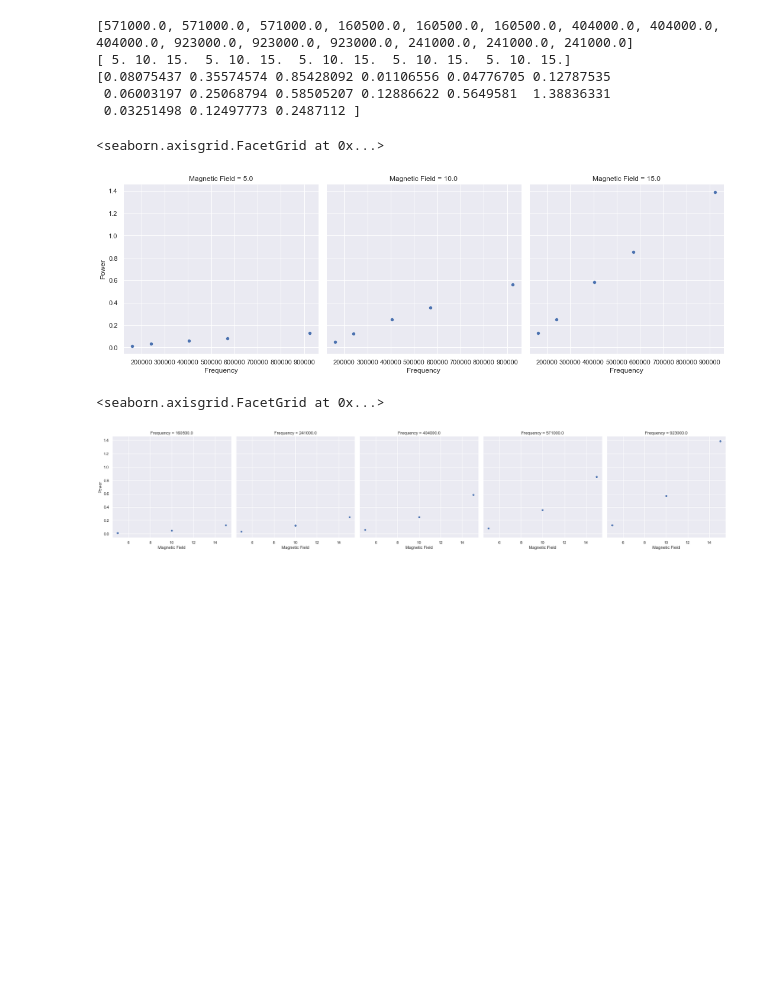
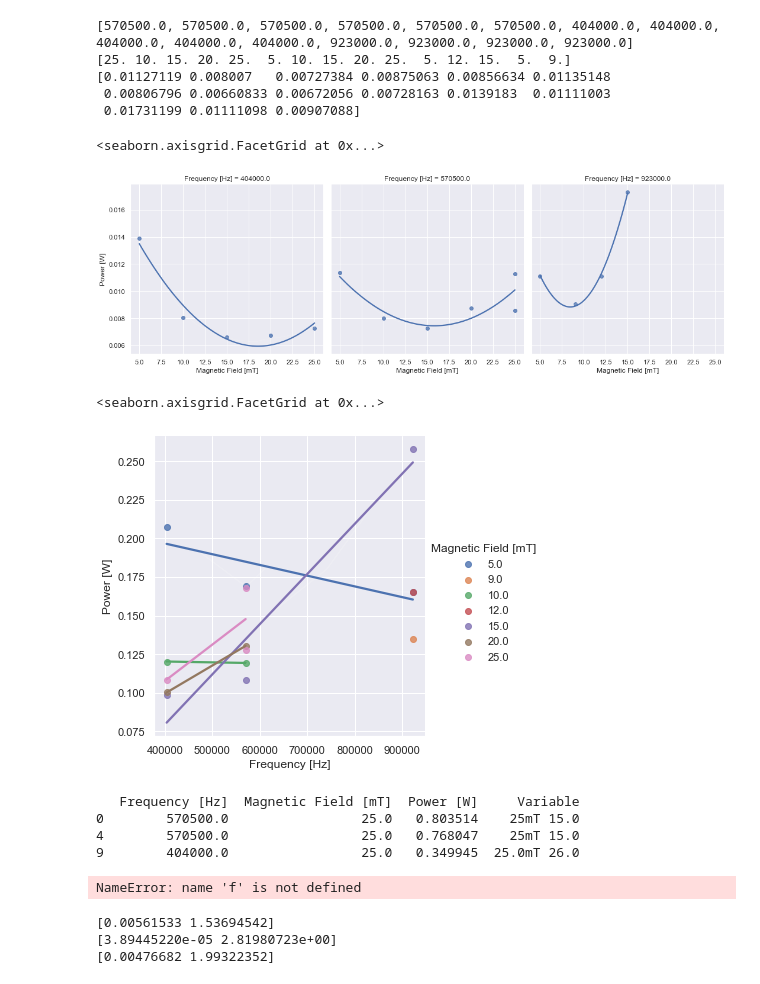
Before and after one commit to nicolai3008/magnetherm, a Jupyter notebook: magnetherm.ipynb, the cells around one changed output. Saved outputs shown, nothing was run; the diff lists cells and outputs as text; code cells hidden in the pictures; blank space fills up the shorter version.

Commit message:
Data Push

```diff
--- a/magnetherm.ipynb
+++ b/magnetherm.ipynb
@@ -221,5 +217,5 @@ class Power():
 # %%
-path = "C:/Users/nicol/OneDrive - Danmarks Tekniske Universitet/Skrivebord/DTU - Fysik og Nano/7. Semester/10316 Materials design with machine learning/magnetherm/data/"
+path = "C:/Users/nicol/OneDrive - Danmarks Tekniske Universitet/Skrivebord/DTU - Fysik og Nano/7. Semester/10316 Materials design with machine learning/magnetherm/data/Cobalt Big/"
 from os import listdir
 from os.path import isfile, join
 onlyfiles = [f for f in listdir(path) if isfile(join(path, f))]
@@ -233,7 +229,11 @@ Ir_d = 22.56 # g/cm^3
 
 
 C = (Pt_HC*0.935+ Ir_HC*0.065) # J/(g*K)
+print(C*1000)
 Mass = (Pt_d*0.935+ Ir_d*0.065)*V # g
+
+Mass = 0.02247/1000 # kg
+C = 418.68 # J/(kg*K)
 
 
 
@@ -244,6 +246,8 @@ list = ["a"]*len(onlyfiles)
 M = np.zeros(len(onlyfiles))
 for i in range(len(onlyfiles)):
     cap = onlyfiles[i].split()[1]
-    mag = onlyfiles[i].split()[-1][:-4]
+    var = onlyfiles[i].split()[-1][:-4]
     M[i] = float(onlyfiles[i].split()[-1][:-6])
-    list[i] = cap+' '+mag
+    list[i] = var+" "+cap
+
+print(list)
@@ -255,11 +261,14 @@ sns.set(rc={'figure.figsize': (11.7, 8.27)})
 sns.set_theme()
 P_avg = np.zeros(len(onlyfiles))
 for i, m in enumerate(exps):
-    Tp, Pin, Pin_err = Power(m, C).continuous_slope(N=5)
-    P_avg[i] = np.mean(Pin)
+    print(onlyfiles[i])
+    # Tp, Pin, Pin_err = Power(m, C).continuous_slope(N=5)
+    Tp, Pin, P = Power(m, C).box_lucas()
+    P_avg[i] += np.mean(P)*Mass
     plt.plot(Tp,Pin*Mass, 's:', label=list[i])
 plt.xlabel("Temperature / [C]",size=16)
 plt.ylabel("Power / [W]",size=16)
 plt.legend()
 plt.show()
+print(P_avg)
 # %% [output]
@@ -268,19 +295,21 @@ plt.show()
 print(F)
 print(M)
 print(P_avg)
-d = {"Frequency": F, "Magnetic Field": M, "Power": P_avg}
+sns.set(rc={'figure.figsize': (11.7, 8.27)})
+sns.set_theme()
+d = {"Frequency [Hz]": F, "Magnetic Field [mT]": M, "Power [W]": P_avg, "Variable": list}
 df = pd.DataFrame(data=d)
-sns.relplot(data=df, y="Power", x="Frequency", col="Magnetic Field")
+sns.lmplot(data=df, y="Power [W]", x="Magnetic Field [mT]", col="Frequency [Hz]",order=2, ci=False)
 # %% [output]
-[571000.0, 571000.0, 571000.0, 160500.0, 160500.0, 160500.0, 404000.0, 404000.0, 404000.0, 923000.0, 923000.0, 923000.0, 241000.0, 241000.0, 241000.0]
-[ 5. 10. 15.  5. 10. 15.  5. 10. 15.  5. 10. 15.  5. 10. 15.]
-[0.08075437 0.35574574 0.85428092 0.01106556 0.04776705 0.12787535
- 0.06003197 0.25068794 0.58505207 0.12886622 0.5649581  1.38836331
- 0.03251498 0.12497773 0.2487112 ]
+[570500.0, 570500.0, 570500.0, 570500.0, 570500.0, 570500.0, 404000.0, 404000.0, 404000.0, 404000.0, 404000.0, 923000.0, 923000.0, 923000.0, 923000.0]
+[25. 10. 15. 20. 25.  5. 10. 15. 20. 25.  5. 12. 15.  5.  9.]
+[0.01127119 0.008007   0.00727384 0.00875063 0.00856634 0.01135148
+ 0.00806796 0.00660833 0.00672056 0.00728163 0.0139183  0.01111003
+ 0.01731199 0.01111098 0.00907088]
 <seaborn.axisgrid.FacetGrid at 0x...>
-[figure, old version]
+[figure, new version]
 # %%
-sns.relplot(data=df, y="Power", col="Frequency", x="Magnetic Field")
+sns.lmplot(data=df, y="Power [W]", hue="Magnetic Field [mT]", x="Frequency [Hz]",order=1,ci=False)
 # %% [output]
 <seaborn.axisgrid.FacetGrid at 0x...>
-[figure, old version]
+[figure, new version]
@@ -286,0 +320,23 @@ sns.relplot(data=df, y="Power", col="Frequency", x="Magnetic Field")
+# %%
+M = df["Magnetic Field [mT]"].unique()
+for m in M:
+    dft = df[df["Magnetic Field [mT]"]==m]
+    print(dft)
+    popt, pcov = curve_fit(f,dft["Frequency [Hz]"],dft["Power [W]"])
+    print(popt)
+# %% [output]
+   Frequency [Hz]  Magnetic Field [mT]  Power [W]     Variable
+0        570500.0                 25.0   0.803514    25mT 15.0
+4        570500.0                 25.0   0.768047    25mT 15.0
+9        404000.0                 25.0   0.349945  25.0mT 26.0
+NameError: name 'f' is not defined
+# %%
+M = df["Frequency [Hz]"].unique()
+for m in M:
+    dft = df[df["Frequency [Hz]"]==m]
+    popt, pcov = curve_fit(f,dft["Magnetic Field [mT]"],dft["Power [W]"])
+    print(popt)
+# %% [output]
+[0.00561533 1.53694542]
+[3.89445220e-05 2.81980723e+00]
+[0.00476682 1.99322352]
```
Also changed, not shown: parts of 6 cells of this notebook, 57 other files.
